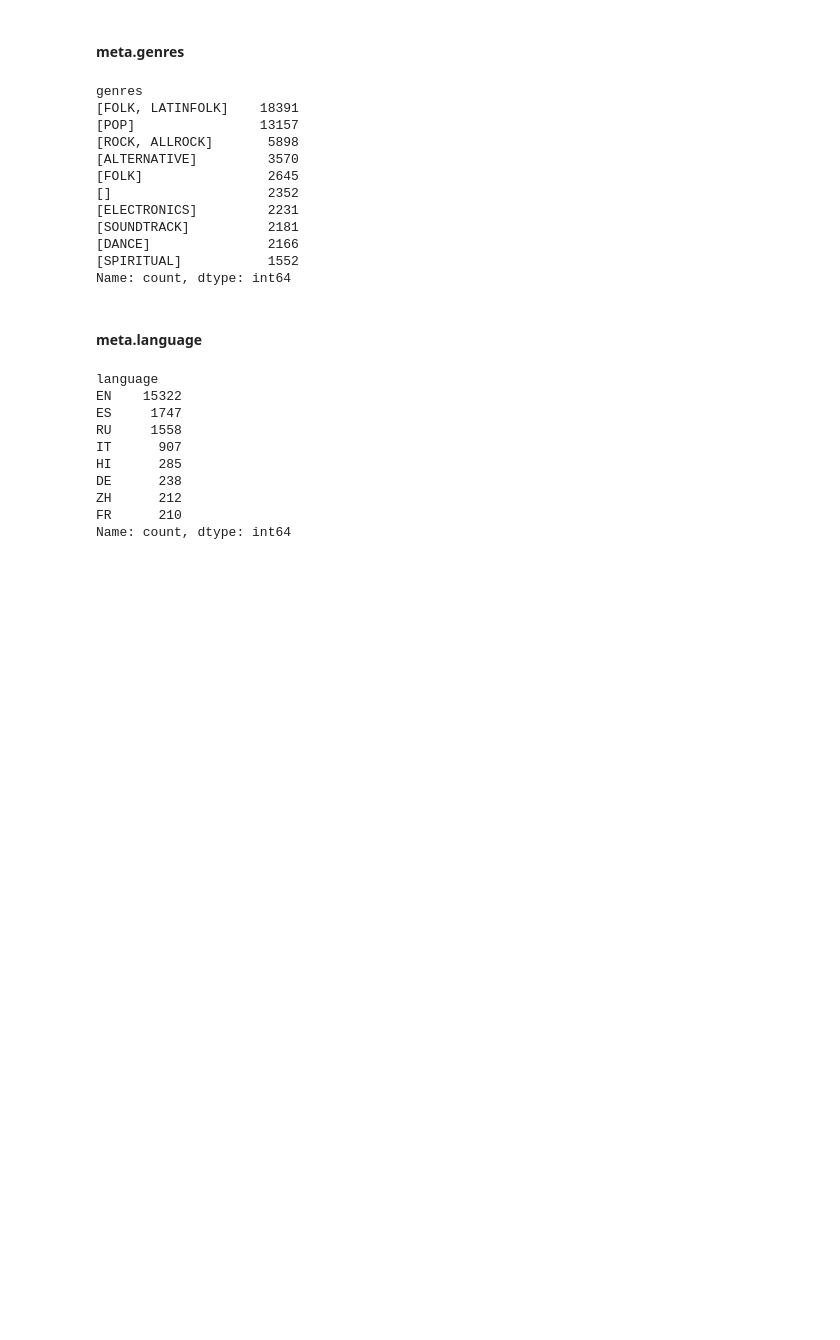
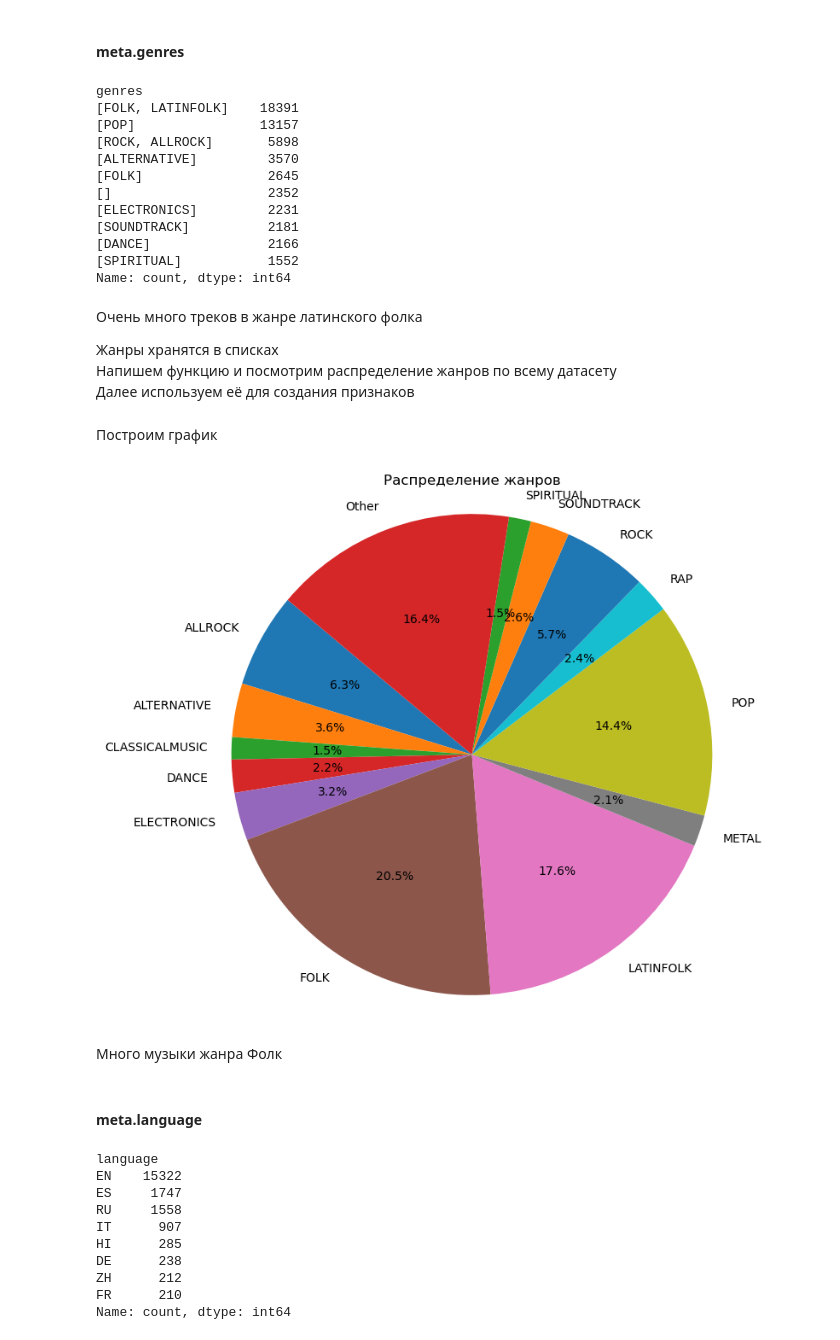
Before and after one commit to EkaterinaIII/Y_Music_NLP, a Jupyter notebook: y_music.ipynb, the cells around one changed output. Saved outputs shown, nothing was run; the diff lists cells and outputs as text; code cells hidden in the pictures; blank space fills up the shorter version.

```diff
--- a/y_music.ipynb
+++ b/y_music.ipynb
@@ -359,6 +394,61 @@ genres
 [DANCE]               2166
 [SPIRITUAL]           1552
 Name: count, dtype: int64
+# %% [markdown]
+Очень много треков в жанре латинского фолка
+
+Жанры хранятся в списках\
+Напишем функцию и посмотрим распределение жанров по всему датасету\
+Далее используем её для создания признаков
+# %%
+def process_dataframe(df, arr_column, count_name):
+    """
+    Обрабатывает DataFrame, преобразуя информацию из столбца 'arr_column' в отдельные бинарные признаки и добавляя столбец 'count_name'
+    с количеством значений в списке. Не учитывает пропущеные значения.
+
+    :param df: DataFrame для преобразования.
+    :param arr_column: Имя столбца, в котором находятся списки.
+    :param count_name: Имя нового столбца, в который будет добавлено количество значений.
+    :return: Обновленный DataFrame с новыми признаками и список с названиями новых колонок.
+    """
+    df = df.copy()
+    # Не учитываем строки с NaN в указанном столбце
+    df = df[df[arr_column].notna()]
+    # Добавляем признак с количеством
+    df[count_name] = df[arr_column].apply(len)
+    # Разделяем на отдельные столбцы, преобразуя их в бинарные признаки
+    genres = df[arr_column].apply(lambda x: ','.join(x))
+    genres = genres.str.get_dummies(',')
+    df = df.drop(columns=[arr_column])
+    df = pd.concat([df, genres], axis=1)
+    genres = genres.columns
+
+    return df, genres
+# %%
+meta_ganre, ganres = process_dataframe(meta, 'genres', 'ganres_count')
+# %% [markdown]
+Построим график
+# %%
+sums = meta_ganre[ganres].sum()
+
+# Пороговое значение для объединения в категорию "Other"
+threshold = 1500
+
+# Объединение всех значений меньше порога в "Other"
+sums['Other'] = sums[sums < threshold].sum()
+sums = sums[sums >= threshold]
+
+plt.figure(figsize=(8, 8))
+plt.pie(sums, labels=sums.index, autopct='%1.1f%%', startangle=140)
+plt.axis('equal')
+
+plt.title('Распределение жанров')
+
+plt.show()
+# %% [output]
+[figure, added]
+# %% [markdown]
+Много музыки жанра Фолк
 # %% [markdown]
 #### meta.language
 # %%
```
Also changed, not shown: parts of 23 cells of this notebook.
